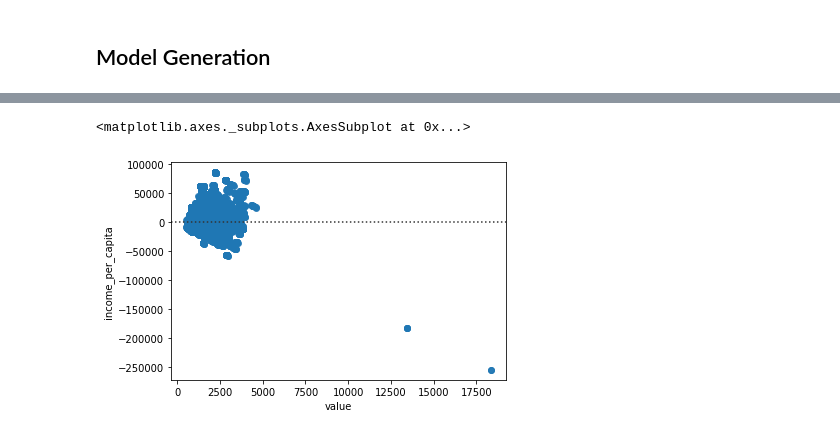
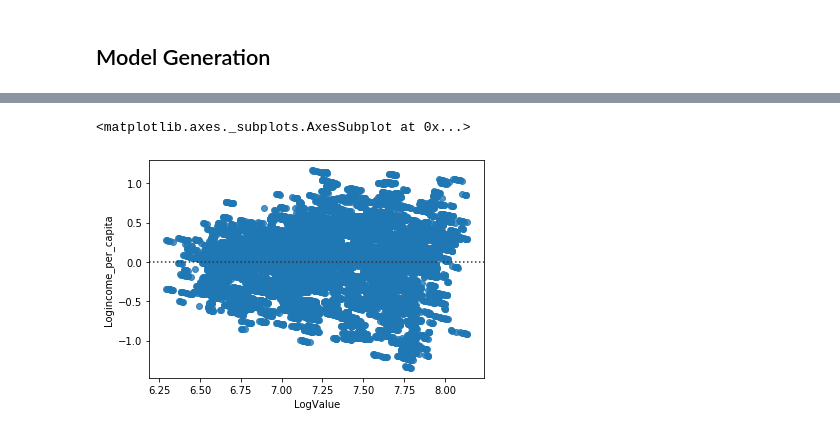
Before and after one commit to isa-adl/ZillowRent_capstone, a Jupyter notebook: Regression Model.ipynb, the cells around one changed output, grey strips where cells are left out. Drawn from its saved outputs; the diff is of its cells as text; code cells hidden in the pictures.

```diff
--- a/Regression Model.ipynb
+++ b/Regression Model.ipynb
@@ -243,0 +187,4 @@ Text(0.5, 1.0, 'Change of Lasso Slopes Varying Alpha')
+# %%
+X_train.columns = X_train.columns.to_series().apply(lambda x: x.strip())
+# %%
+X_train.reset_index(drop = True, inplace = True)
@@ -243,0 +193,2 @@ Text(0.5, 1.0, 'Change of Lasso Slopes Varying Alpha')
+# %%
+y_train.reset_index(drop = True, inplace = True)
@@ -290,11 +496,11 @@ Mean Error: $403563
 from sklearn.metrics import r2_score
 
 
-lin_mod.fit(X_train, y_train)
+lm.fit(X_train, y_train)
 y_pred = lm.predict(X_test)
 
 # Coefficient estimates
-print('Coefficients: \n', lin_mod.coef_)
+print('Coefficients: \n', lm.coef_)
 
 # Mean squared error
 print("Mean squared error: %.2f"
@@ -431,10 +593,10 @@ fig4=sm.qqplot(reg1.resid, line='r')
 # %%
 # simple plot of residuals
 import seaborn as sns
 
-sns.residplot('value', 'income_per_capita', data=train_set)
+sns.residplot('LogValue', 'Logincome_per_capita', data=train_set)
 # %% [output]
 <matplotlib.axes._subplots.AxesSubplot at 0x...>
-[figure, old version]
+[figure, new version]
 # %%
 train_set.columns
```
Also changed, not shown: parts of 88 cells of this notebook, 5 other files.
